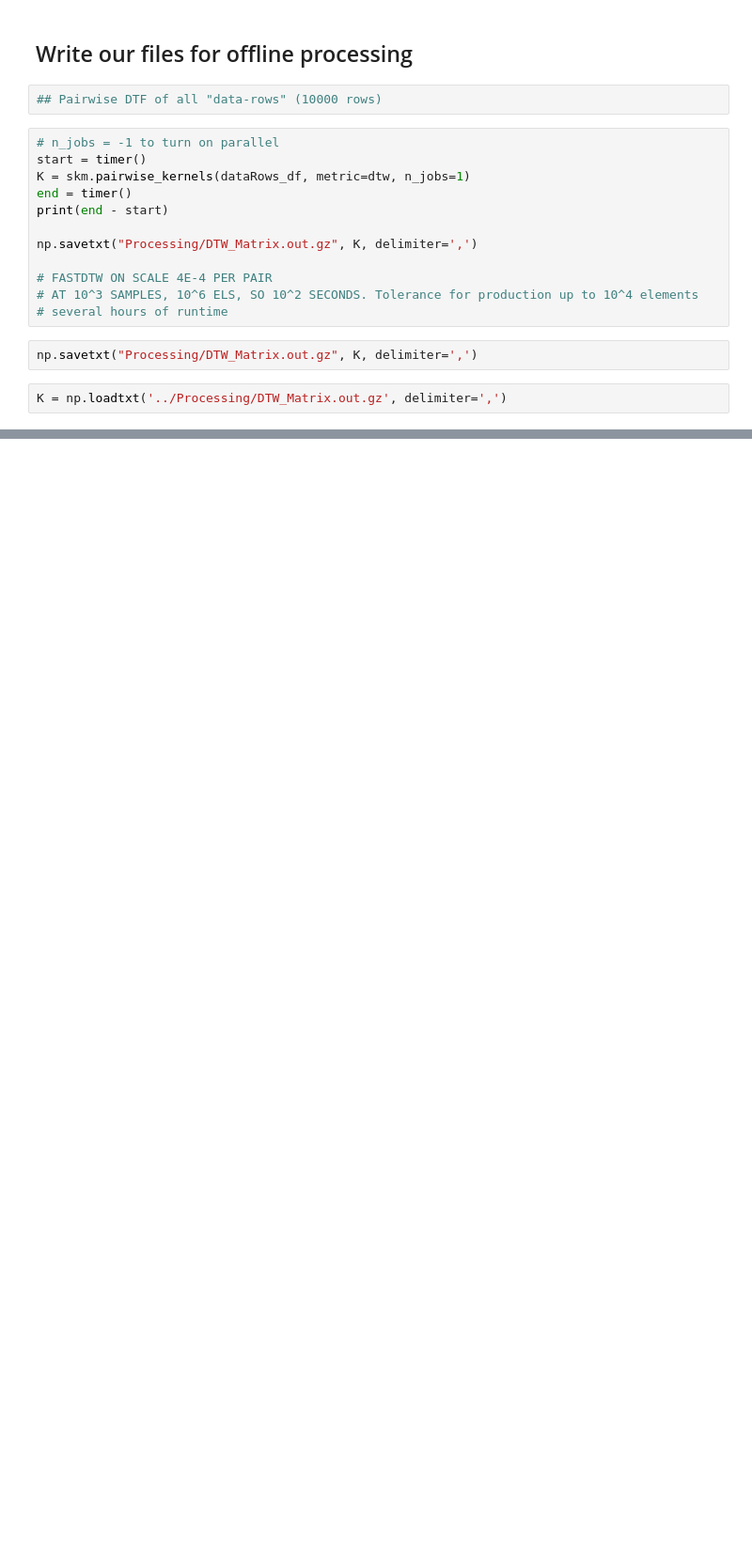
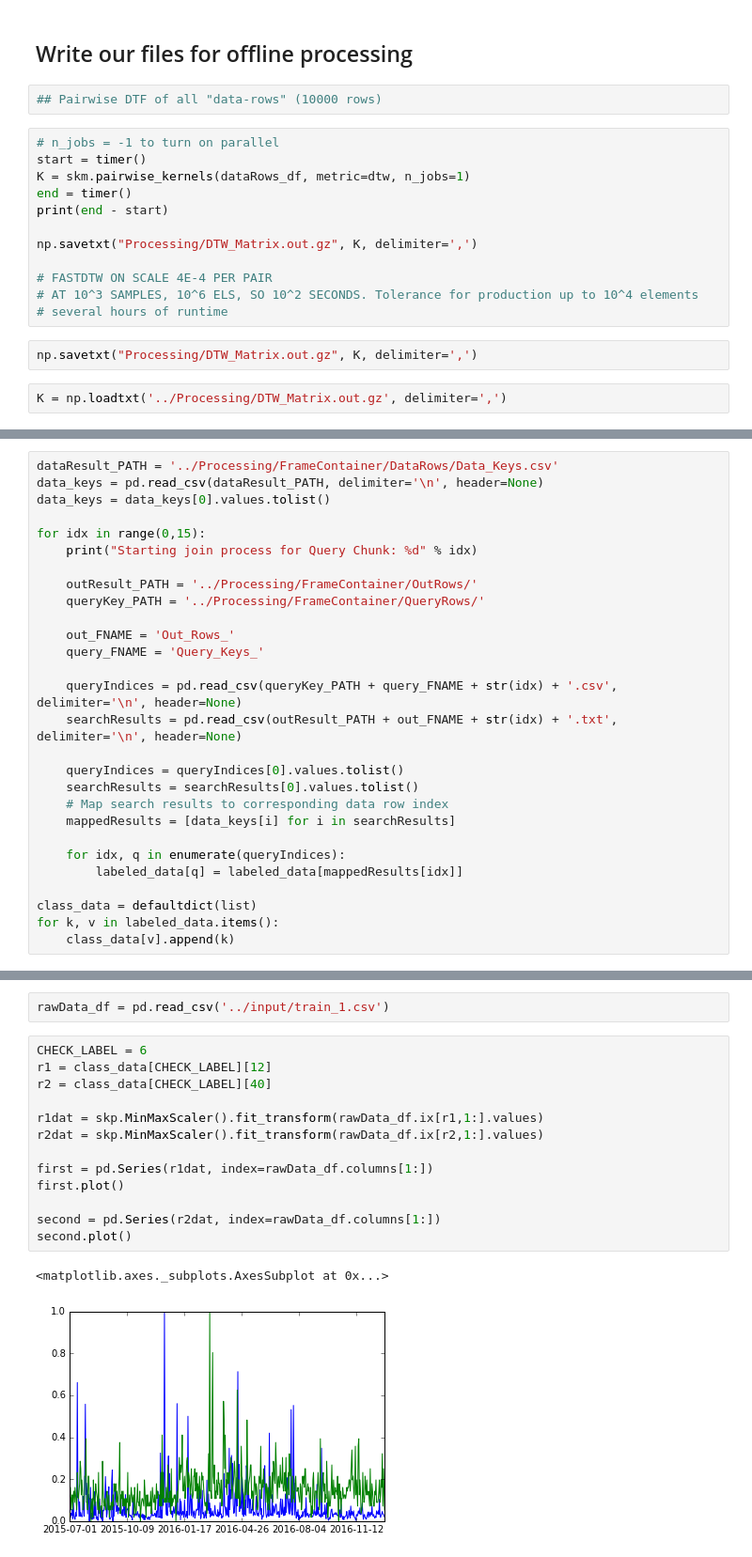
Before and after one commit to goodmattg/wikipedia_kaggle, a Jupyter notebook: models/model_v0.ipynb, the cells around one changed output, grey strips where cells are left out. Shown at 94% size. Drawn from its saved outputs; the diff is of its cells as text; blank space fills up the shorter version.

```diff
--- a/models/model_v0.ipynb
+++ b/models/model_v0.ipynb
@@ -46,0 +59,28 @@ labels_average = cluster_average.fit_predict(K)
+# %%
+dataResult_PATH = '../Processing/FrameContainer/DataRows/Data_Keys.csv'
+data_keys = pd.read_csv(dataResult_PATH, delimiter='\n', header=None)
+data_keys = data_keys[0].values.tolist()
+
+for idx in range(0,15):
+    print("Starting join process for Query Chunk: %d" % idx)
+
+    outResult_PATH = '../Processing/FrameContainer/OutRows/'
+    queryKey_PATH = '../Processing/FrameContainer/QueryRows/'
+
+    out_FNAME = 'Out_Rows_'
+    query_FNAME = 'Query_Keys_'
+
+    queryIndices = pd.read_csv(queryKey_PATH + query_FNAME + str(idx) + '.csv', delimiter='\n', header=None)
+    searchResults = pd.read_csv(outResult_PATH + out_FNAME + str(idx) + '.txt', delimiter='\n', header=None)
+
+    queryIndices = queryIndices[0].values.tolist()
+    searchResults = searchResults[0].values.tolist()
+    # Map search results to corresponding data row index
+    mappedResults = [data_keys[i] for i in searchResults]
+
+    for idx, q in enumerate(queryIndices):
+        labeled_data[q] = labeled_data[mappedResults[idx]]
+
+class_data = defaultdict(list)
+for k, v in labeled_data.items():
+    class_data[v].append(k)
@@ -46,0 +119,18 @@ labels_average = cluster_average.fit_predict(K)
+# %%
+rawData_df = pd.read_csv('../input/train_1.csv')
+# %%
+CHECK_LABEL = 6
+r1 = class_data[CHECK_LABEL][12]
+r2 = class_data[CHECK_LABEL][40]
+
+r1dat = skp.MinMaxScaler().fit_transform(rawData_df.ix[r1,1:].values)
+r2dat = skp.MinMaxScaler().fit_transform(rawData_df.ix[r2,1:].values)
+
+first = pd.Series(r1dat, index=rawData_df.columns[1:])
+first.plot()
+
+second = pd.Series(r2dat, index=rawData_df.columns[1:])
+second.plot()
+# %% [output]
+<matplotlib.axes._subplots.AxesSubplot at 0x...>
+[figure, added]
```
Also changed, not shown: parts of 9 cells of this notebook.
